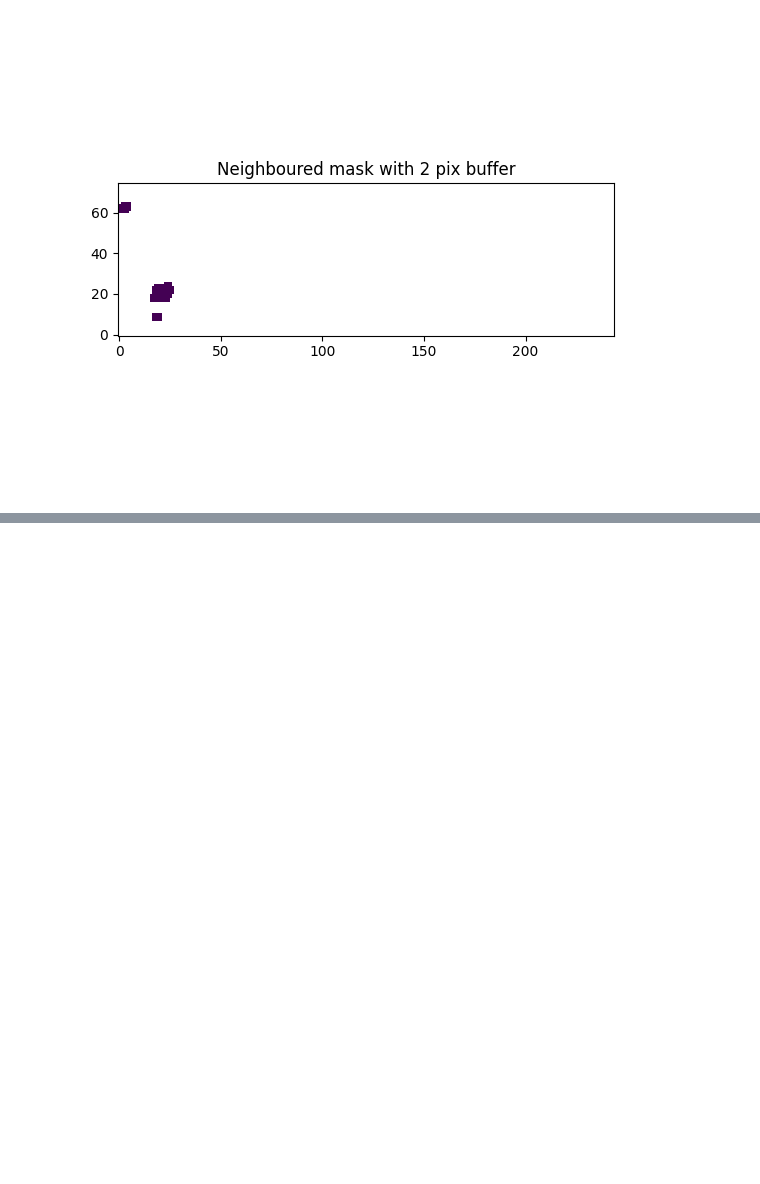
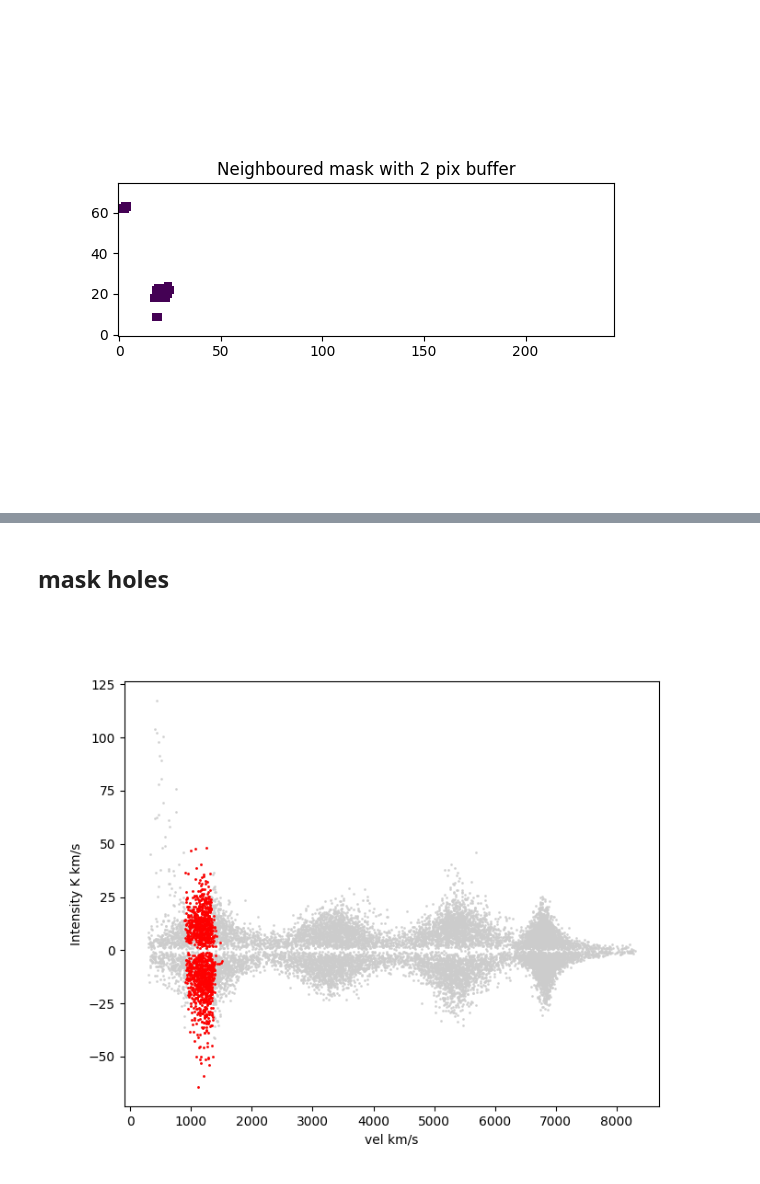
Before and after one commit to JBurke789/clustering, a Jupyter notebook: single_gal.ipynb, the cells around one changed output, grey strips where cells are left out. Drawn from its saved outputs; the diff is of its cells as text; code cells hidden in the pictures; blank space fills up the shorter version.

```diff
--- a/single_gal.ipynb
+++ b/single_gal.ipynb
@@ -518,0 +564,6 @@ Flux=  260.57523918038044  Jy
+# %% [markdown]
+## mask holes
+# %%
+single_cluster_scatter(all_m0,all_m1,ClusterLabels,10)
+# %% [output]
+[figure, added]
```
Also changed, not shown: parts of 11 cells of this notebook, 40 other files.
